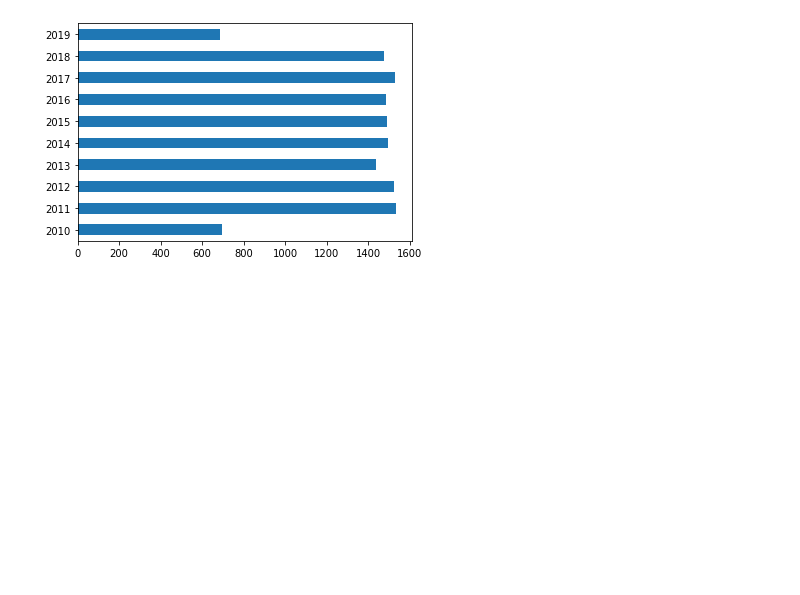
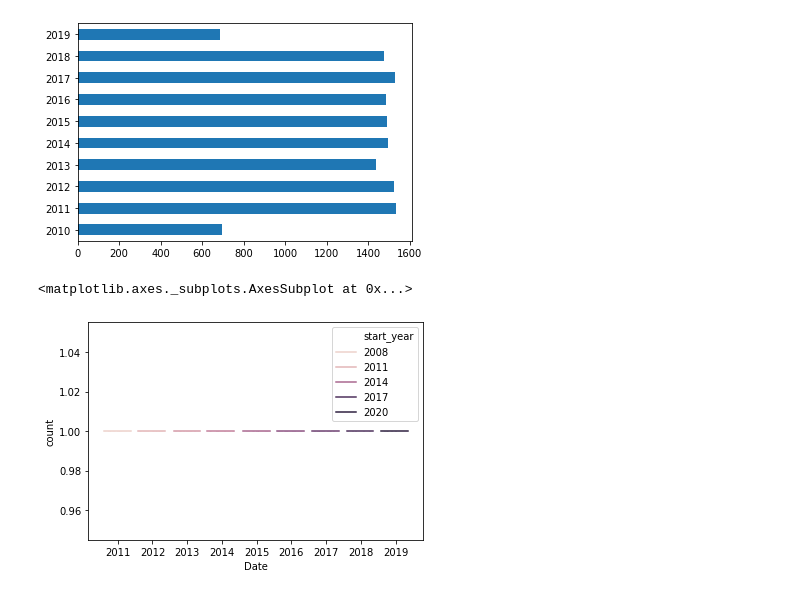
Before and after one commit to stevieg3/fpl-analysis, a Jupyter notebook: notebooks/exploration/1.3 club-elos.ipynb, the cells around one changed output. Drawn from its saved outputs; the diff is of its cells as text; code cells hidden in the pictures; blank space fills up the shorter version.

```diff
--- a/notebooks/exploration/1.3 club-elos.ipynb
+++ b/notebooks/exploration/1.3 club-elos.ipynb
@@ -18,3 +19,14 @@ match_df.Date.dt.year.value_counts().sort_index().plot.barh()
 # %% [output]
 <matplotlib.axes._subplots.AxesSubplot at 0x...>
 [figure]
+# %%
+match_df = match_df.reset_index(drop=True)
+# %%
+match_df['start_year'] = np.where(match_df.Date.dt.month<6,match_df.Date.dt.year-1,match_df.Date.dt.year)
+# %%
+match_df['count'] = 1
+# %%
+sns.lineplot(data=match_df, x='Date',y='count',hue='start_year')
+# %% [output]
+<matplotlib.axes._subplots.AxesSubplot at 0x...>
+[figure, added]
```
Also changed, not shown: parts of 13 cells of this notebook, 7 other files.
